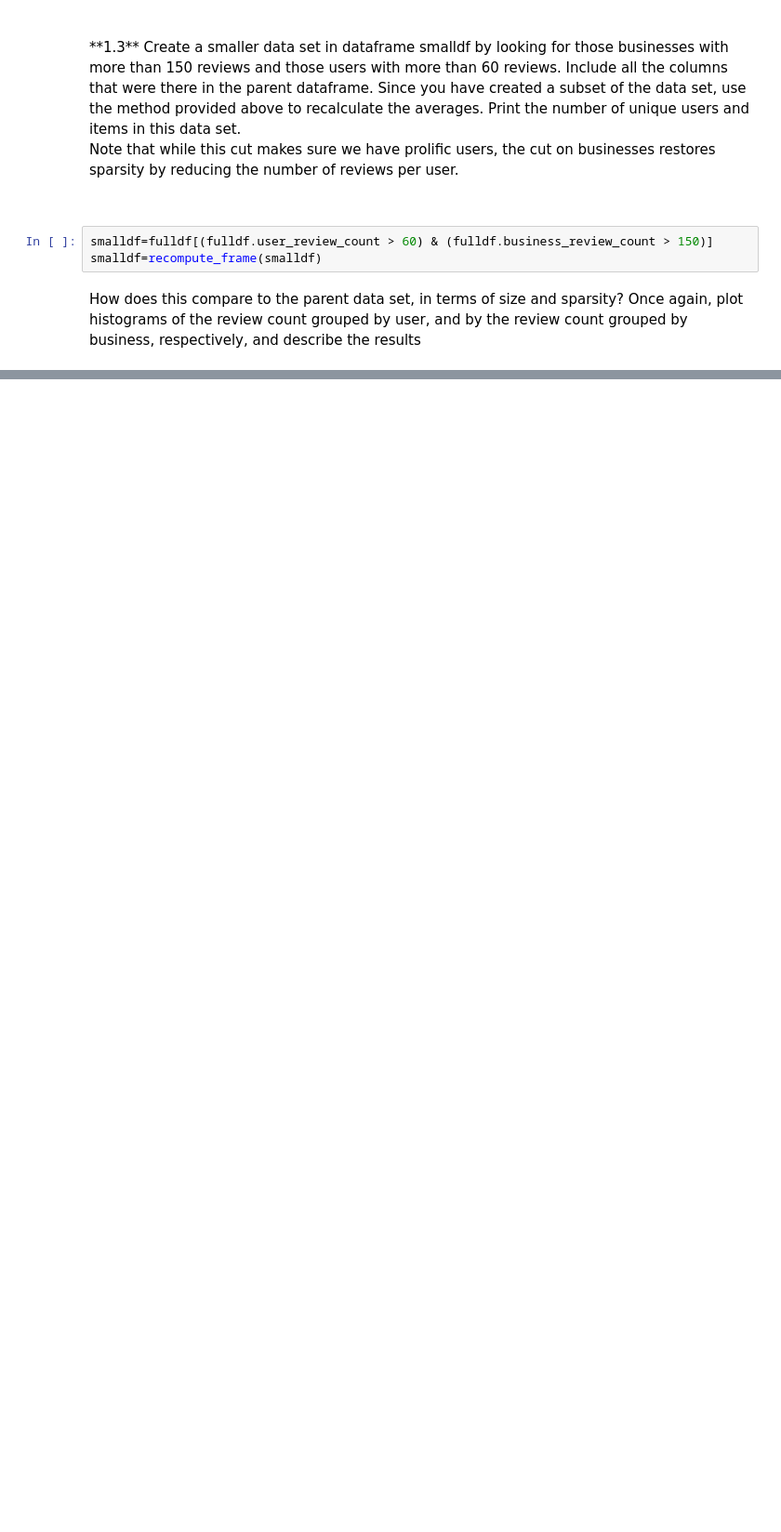
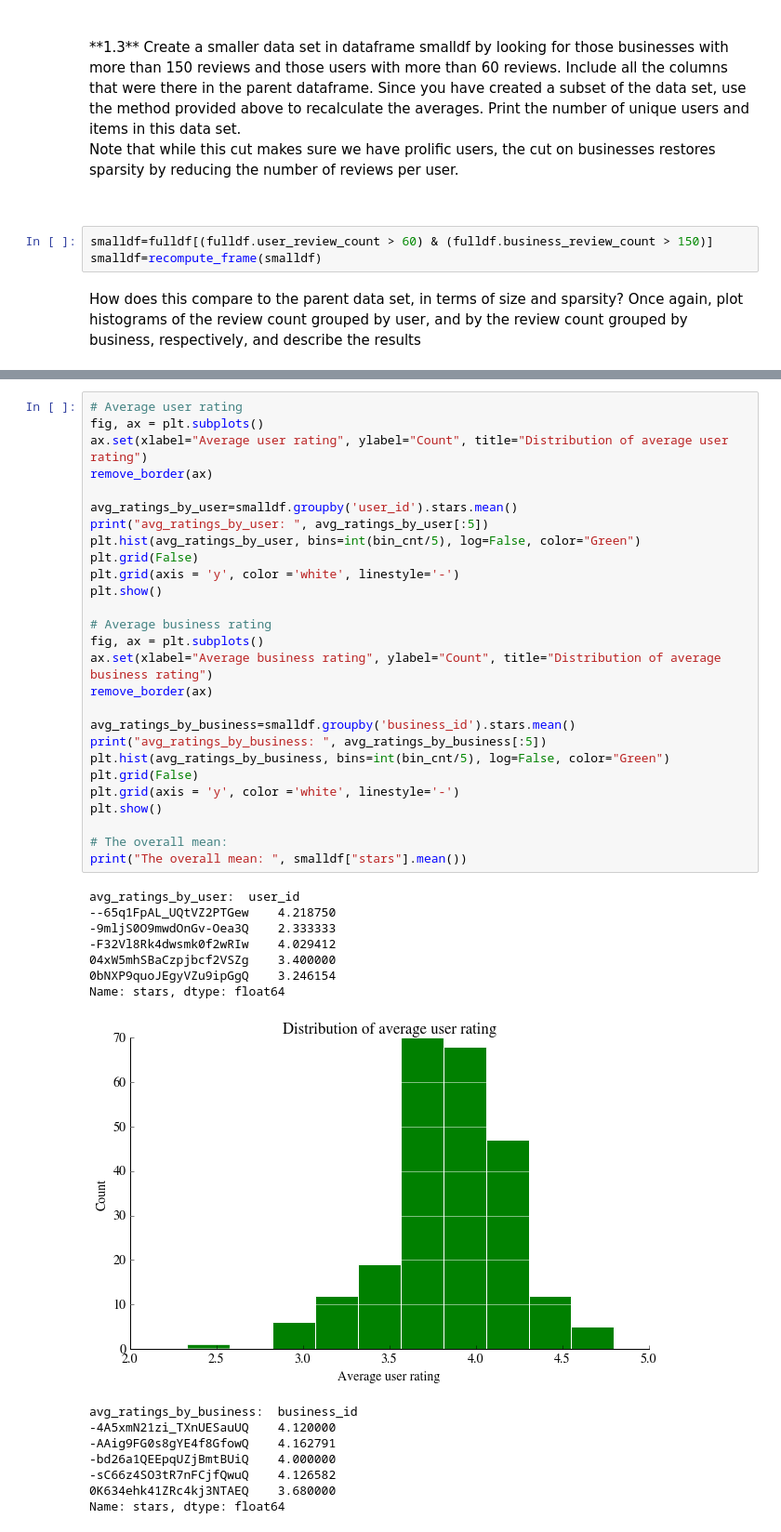
Before and after one commit to xuwenyihust/Recommender-Systems, a Jupyter notebook: restaurant_recommendation_system.ipynb, the cells around one changed output, grey strips where cells are left out. Shown at 93% size. Saved outputs shown, nothing was run; the diff lists cells and outputs as text; blank space fills up the shorter version.

```diff
--- a/restaurant_recommendation_system.ipynb
+++ b/restaurant_recommendation_system.ipynb
@@ -262,0 +270,43 @@ Name: review_id, dtype: int64
+# %%
+# Average user rating
+fig, ax = plt.subplots()
+ax.set(xlabel="Average user rating", ylabel="Count", title="Distribution of average user rating")
+remove_border(ax)
+
+avg_ratings_by_user=smalldf.groupby('user_id').stars.mean()
+print("avg_ratings_by_user: ", avg_ratings_by_user[:5])
+plt.hist(avg_ratings_by_user, bins=int(bin_cnt/5), log=False, color="Green")
+plt.grid(False)
+plt.grid(axis = 'y', color ='white', linestyle='-')
+plt.show()
+
+# Average business rating
+fig, ax = plt.subplots()
+ax.set(xlabel="Average business rating", ylabel="Count", title="Distribution of average business rating")
+remove_border(ax)
+
+avg_ratings_by_business=smalldf.groupby('business_id').stars.mean()
+print("avg_ratings_by_business: ", avg_ratings_by_business[:5])
+plt.hist(avg_ratings_by_business, bins=int(bin_cnt/5), log=False, color="Green")
+plt.grid(False)
+plt.grid(axis = 'y', color ='white', linestyle='-')
+plt.show()
+
+# The overall mean:
+print("The overall mean: ", smalldf["stars"].mean())
+# %% [output]
+avg_ratings_by_user:  user_id
+--65q1FpAL_UQtVZ2PTGew    4.218750
+-9mljS0O9mwdOnGv-Oea3Q    2.333333
+-F32Vl8Rk4dwsmk0f2wRIw    4.029412
+04xW5mhSBaCzpjbcf2VSZg    3.400000
+0bNXP9quoJEgyVZu9ipGgQ    3.246154
+Name: stars, dtype: float64
+[figure, added]
+avg_ratings_by_business:  business_id
+-4A5xmN21zi_TXnUESauUQ    4.120000
+-AAig9FG0s8gYE4f8GfowQ    4.162791
+-bd26a1QEEpqUZjBmtBUiQ    4.000000
+-sC66z4SO3tR7nFCjfQwuQ    4.126582
+0K634ehk41ZRc4kj3NTAEQ    3.680000
+Name: stars, dtype: float64
```
Also changed, not shown: parts of 8 cells of this notebook.
